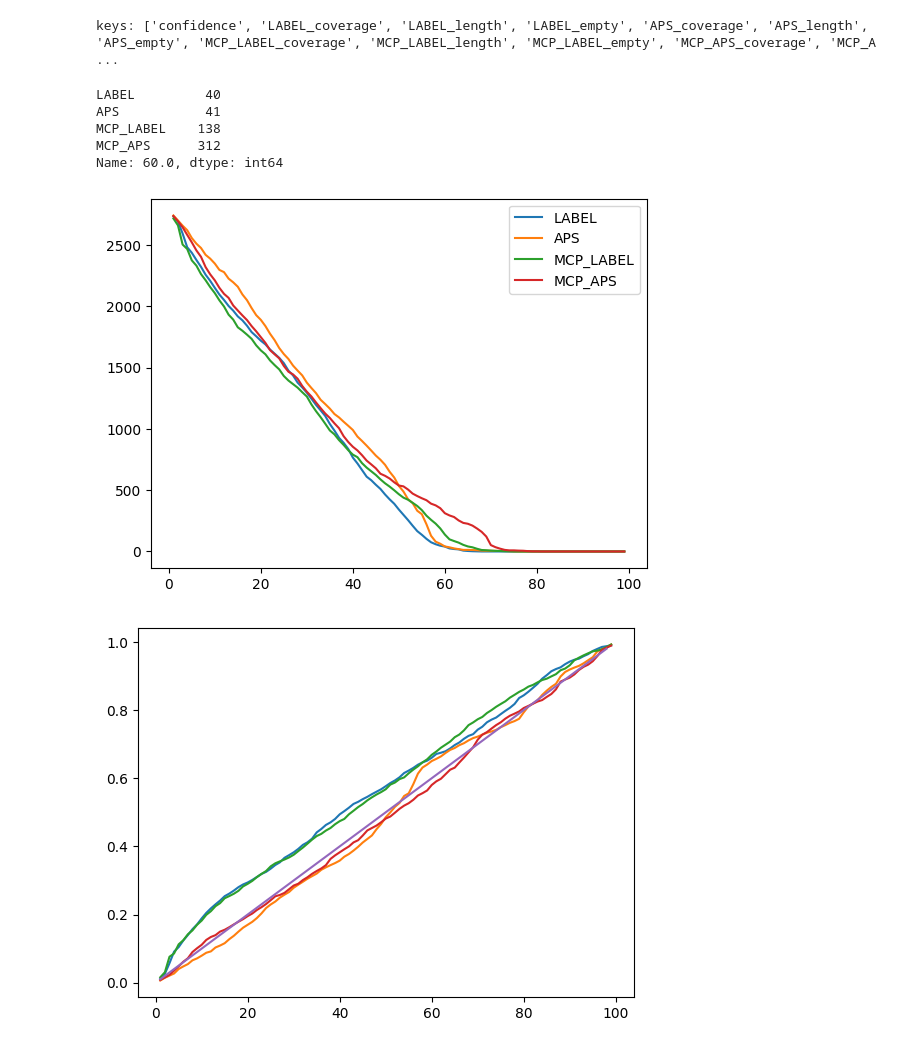
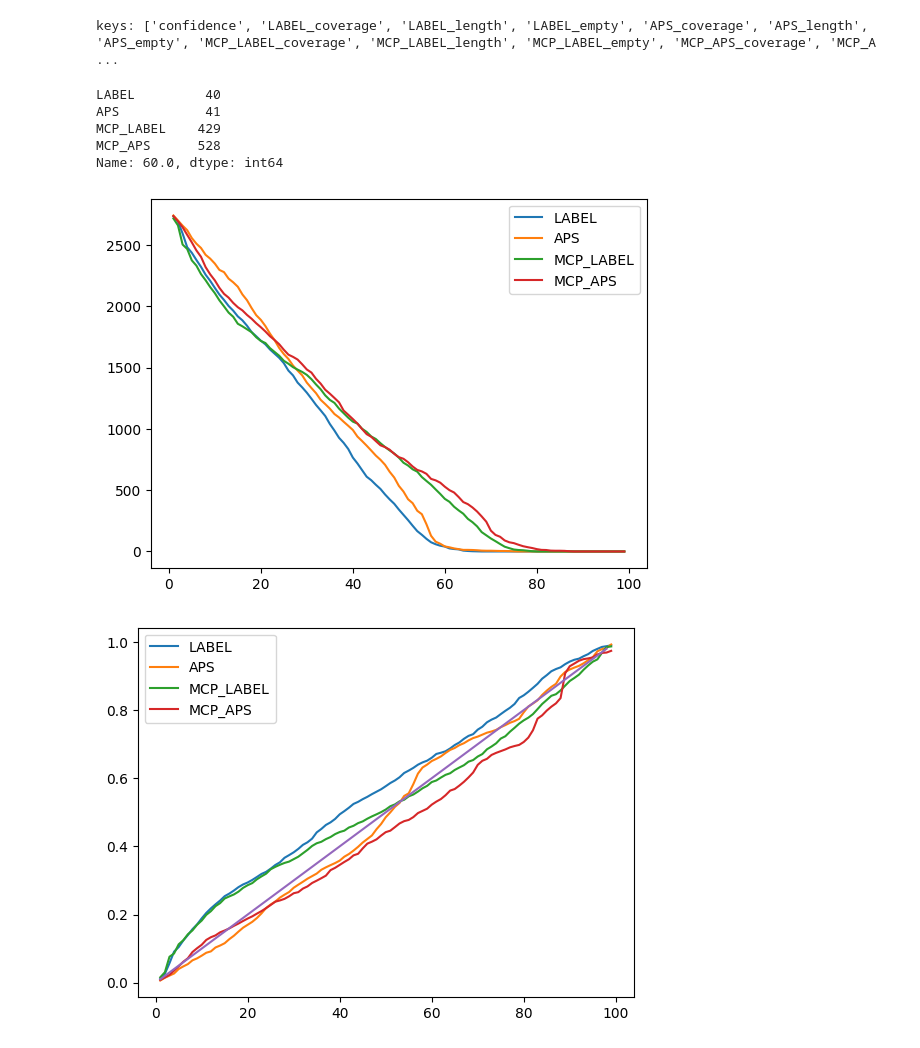
Before and after one commit to JinsuHongg/Multiclass-Flare-prediction, a Jupyter notebook: scripts/cp_detail_analysis.ipynb, the cells around one changed output. Drawn from its saved outputs; the diff is of its cells as text; code cells hidden in the pictures.

```diff
--- a/scripts/cp_detail_analysis.ipynb
+++ b/scripts/cp_detail_analysis.ipynb
@@ -5,7 +5,7 @@ import matplotlib.pyplot as plt
 
 from conformalization import cp, coverage_and_length
 # %%
-path = "../results/uncertainty/conformal_results_start1_end99.npz"
+path = "../results/uncertainty/conformal_results_start1_end100.npz"
 cp_results = np.load(path, allow_pickle=True)
 print(f"keys: {cp_results.files}")
 # %% [output]
@@ -35,8 +35,8 @@ df_empt.loc[60, :]
 # %% [output]
 LABEL         40
 APS           41
-MCP_LABEL    138
-MCP_APS      312
+MCP_LABEL    429
+MCP_APS      528
 Name: 60.0, dtype: int64
 # %%
 plt.plot(df_empt['LABEL'], label = 'LABEL')
@@ -47,14 +47,15 @@ plt.plot(df_empt['MCP_APS'], label = 'MCP_APS')
 plt.legend()
 plt.show()
 # %% [output]
-[figure, old version]
+[figure, new version]
 # %%
-plt.plot(df_cov['LABEL'])
-plt.plot(df_cov['APS'])
-plt.plot(df_cov['MCP_LABEL'])
-plt.plot(df_cov['MCP_APS'])
+plt.plot(df_cov['LABEL'], label = 'LABEL')
+plt.plot(df_cov['APS'], label = 'APS')
+plt.plot(df_cov['MCP_LABEL'], label = 'MCP_LABEL')
+plt.plot(df_cov['MCP_APS'], label = 'MCP_APS')
 plt.plot(100*np.arange(0.01, 0.99, 0.01), np.arange(0.01, 0.99, 0.01))
+plt.legend()
 plt.show()
 # %% [output]
-[figure, old version]
+[figure, new version]
 # %%
```
Also changed, not shown: parts of 3 cells of this notebook, 1 other file.
